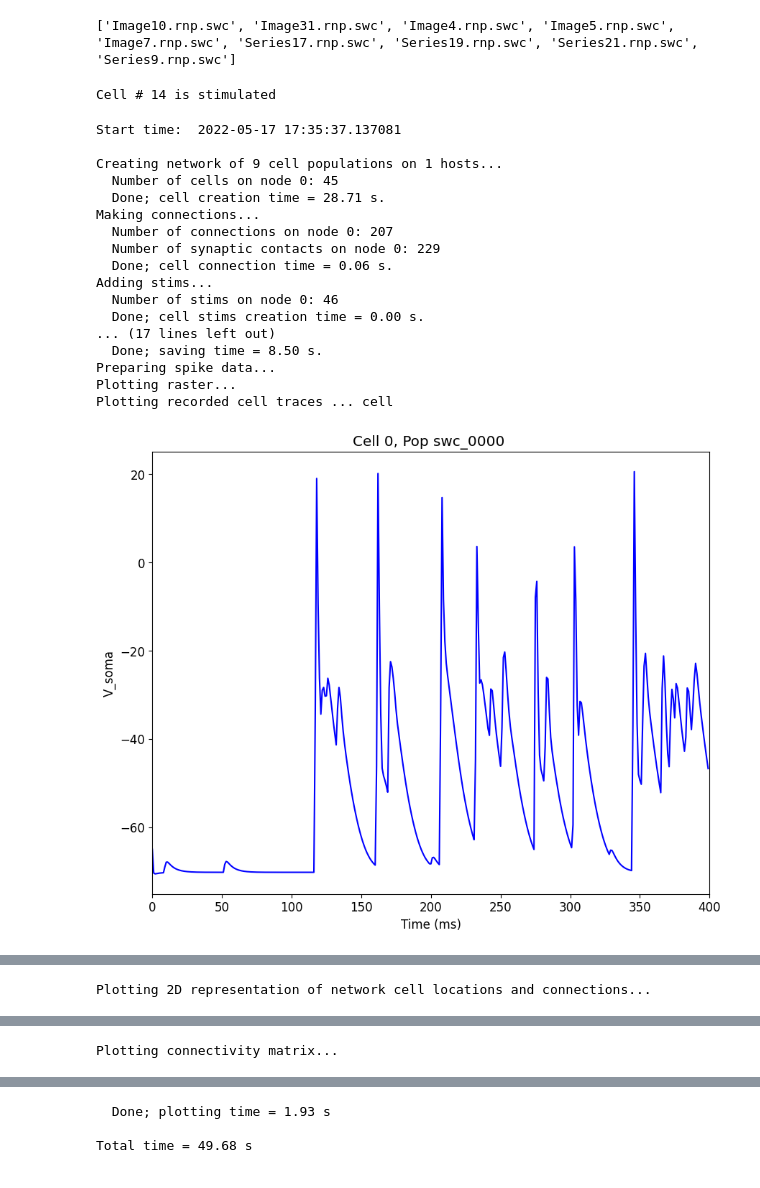
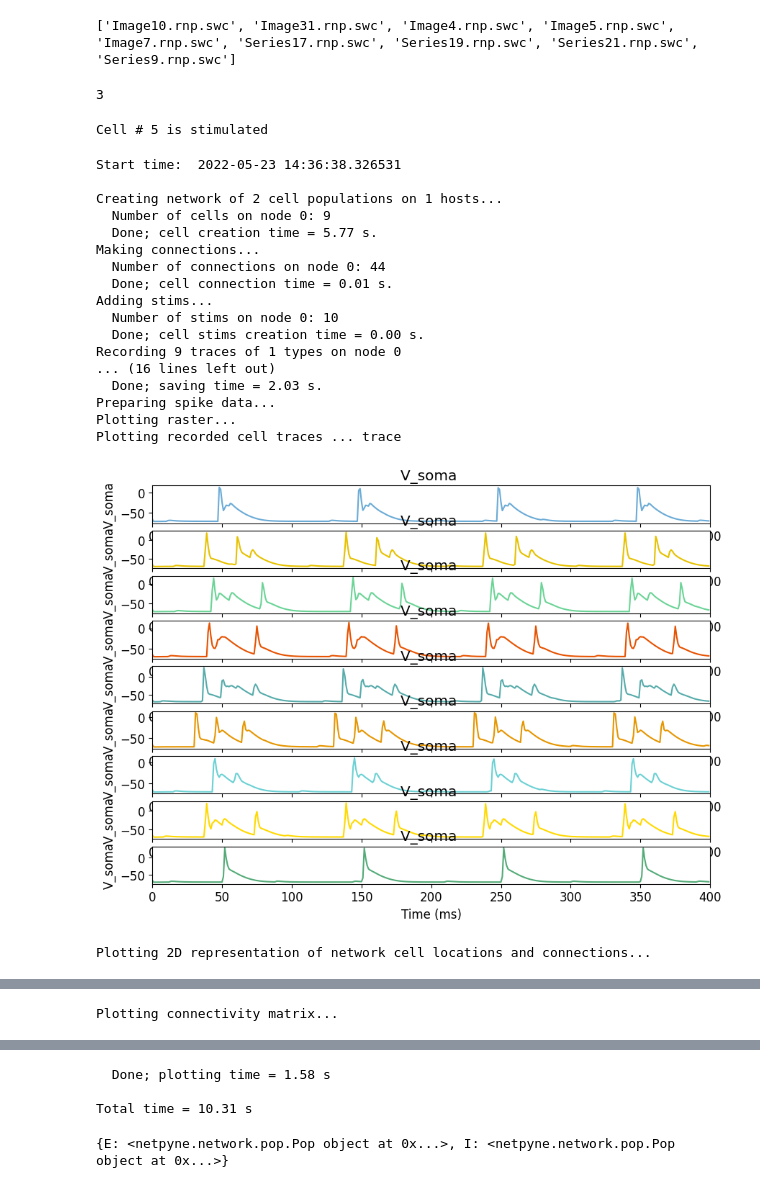
Before and after one commit to Brinkslab/Duet, a Jupyter notebook: Generating Synthetic Data.ipynb, the cells around one changed output, grey strips where cells are left out. Saved outputs shown, nothing was run; the diff lists cells and outputs as text; code cells hidden in the pictures.

```diff
--- a/Generating Synthetic Data.ipynb
+++ b/Generating Synthetic Data.ipynb
@@ -67,5 +92,9 @@ for ii, swc_fname in enumerate(swc_filenames):
 # %% [output]
 ['Image10.rnp.swc', 'Image31.rnp.swc', 'Image4.rnp.swc', 'Image5.rnp.swc', 'Image7.rnp.swc', 'Series17.rnp.swc', 'Series19.rnp.swc', 'Series21.rnp.swc', 'Series9.rnp.swc']
+# %%
+len(netParams.popParams['I'])
+# %% [output]
+3
 # %%
 ## Synaptic mechanism parameters
 netParams.synMechParams['exc'] = {'mod': 'Exp2Syn', 'tau1': 0.8, 'tau2': 5.3, 'e': 0}  # NMDA synaptic mechanism
@@ -73,7 +102,7 @@ netParams.synMechParams['inh'] = {'mod': 'Exp2Syn', 'tau1': 0.6, 'tau2': 8.5, 'e
 
 # Stimulation parameters
 netParams.stimSourceParams['bkg'] = {'type': 'NetStim', 'rate': 20, 'noise': 0.3}
-netParams.stimTargetParams['bkg->all'] = {'source': 'bkg', 'conds': {'cellType': 'PYR'}, 'weight': 0.01, 'delay': 'max(1, normal(5,2))', 'synMech': 'exc'}
+netParams.stimTargetParams['bkg->all'] = {'source': 'bkg', 'conds': {'cellType': 'Traced'}, 'weight': 0.01, 'delay': 'max(1, normal(5,2))', 'synMech': 'exc'}
 
 stim_ii = random.randint(0, cells-1)
 print(f'Cell # {stim_ii} is stimulated')
@@ -81,60 +110,77 @@ print(f'Cell # {stim_ii} is stimulated')
 netParams.stimSourceParams['Probe'] = {'type': 'NetStim', 'rate': 10}
 netParams.stimTargetParams['Probe->Cell'] = {'source': 'Probe', 'conds': {'cellList': [stim_ii]}, 'weight': 0.5, 'delay': '30', 'synMech': 'exc'}
 # %% [output]
-Cell # 14 is stimulated
+Cell # 5 is stimulated
 # %%
 # Distance-based connectivity
-netParams.connParams['all-E->all'] = {
-    'preConds': {'cellType': 'PYR'},
-    'postConds': {'cellType': 'PYR'},  #  E -> all (100-1000 um)
+netParams.connParams['E->E'] = {
+    'preConds': {'pop': 'E'},
+    'postConds': {'pop': 'E'},
     'probability': '1*exp(-dist_3D/probLengthConst)',                  # probability of connection
     'weight': '0.60',         # synaptic weight
     'delay': 'dist_3D/propVelocity',      # transmission delay (ms)
     'synMech': 'exc'}                     # synaptic mechanism
 
-netParams.connParams['all-I->all'] = {
-    'preConds': {'cellType': 'PYR'},
-    'postConds': {'cellType': 'PYR'},  #  E -> all (100-1000 um)
-    'probability': '0.1*exp(-dist_3D/probLengthConst)',                  # probability of connection
+netParams.connParams['E->I'] = {
+    'preConds': {'pop': 'E'},
+    'postConds': {'pop': 'I'},
+    'probability': '1*exp(-dist_3D/probLengthConst)',                  # probability of connection
+    'weight': '0.60',         # synaptic weight
+    'delay': 'dist_3D/propVelocity',      # transmission delay (ms)
+    'synMech': 'exc'}                     # synaptic mechanism
+
+netParams.connParams['I->E'] = {
+    'preConds': {'pop': 'I'},
+    'postConds': {'pop': 'E'},  #  E -> all (100-1000 um)
+    'probability': '0.6*exp(-dist_3D/probLengthConst)',                  # probability of connection
     'weight': '0.01',         # synaptic weight
     'delay': 'dist_3D/propVelocity',      # transmission delay (ms)
     'synMech': 'inh'}                     # synaptic mechanism
+
+netParams.connParams['I->I'] = {
+    'preConds': {'pop': 'I'},
+    'postConds':  {'pop': 'I'},  #  E -> all (100-1000 um)
+    'probability': '0.6*exp(-dist_3D/probLengthConst)',                  # probability of connection
+    'weight': '0.01',         # synaptic weight
+    'delay': 'dist_3D/propVelocity',      # transmission delay (ms)
+    'synMech': 'inh'}                     # synaptic mechanism
 # %%
 # Simulation options
 simConfig = specs.SimConfig()        # object of class SimConfig to store simulation configuration
 
 simConfig.duration = 0.4*1e3           # Duration of the simulation, in ms
 simConfig.dt = 0.05                  # Internal integration timestep to use
 simConfig.verbose = False            # Show detailed messages
 simConfig.recordTraces = {'V_soma':{'sec':'soma','loc':0.5,'var':'v'}}  # Dict with traces to record
 simConfig.recordCells = range(cells)
 simConfig.recordStep = 1             # Step size in ms to save data (e.g. V traces, LFP, etc)
 simConfig.filename = 'tut5'          # Set file output name
 simConfig.savePickle = True         # Save params, network and sim output to pickle file
 
 simConfig.analysis['plotRaster'] = {'orderBy': 'y', 'orderInverse': True, 'saveFig': True}         # Plot a raster
-simConfig.analysis['plotTraces'] = {'include': [cell_labels[0]], 'saveFig': True}  # Plot recorded traces for this list of cells
+simConfig.analysis['plotTraces'] = {'oneFigPer' : 'trace' ,'saveFig': True}  # Plot recorded traces for this list of cells
 simConfig.analysis['plot2Dnet'] = {'saveFig': True}                                                # plot 2D cell positions and connections
 simConfig.analysis['plotConn'] = {'saveFig': True}                                                 # plot connectivity matrix
 
 # Create network and run simulation
 sim.createSimulateAnalyze(netParams = netParams, simConfig = simConfig)
 # %% [output]
-Start time:  2022-05-17 17:35:37.137081
+Start time:  2022-05-23 14:36:38.326531
 
-Creating network of 9 cell populations on 1 hosts...
-  Number of cells on node 0: 45
-  Done; cell creation time = 28.71 s.
+Creating network of 2 cell populations on 1 hosts...
+  Number of cells on node 0: 9
+  Done; cell creation time = 5.77 s.
 Making connections...
-  Number of connections on node 0: 207
-  Number of synaptic contacts on node 0: 229
-  Done; cell connection time = 0.06 s.
+  Number of connections on node 0: 44
+  Done; cell connection time = 0.01 s.
 Adding stims...
-  Number of stims on node 0: 46
+  Number of stims on node 0: 10
   Done; cell stims creation time = 0.00 s.
-... (17 lines left out)
-  Done; saving time = 8.50 s.
+Recording 9 traces of 1 types on node 0
+... (16 lines left out)
+  Done; saving time = 2.03 s.
 Preparing spike data...
 Plotting raster...
-Plotting recorded cell traces ... cell
+Plotting recorded cell traces ... trace
-[figure, old version]
+[figure, new version]
+Plotting 2D representation of network cell locations and connections...
@@ -141,0 +188 @@ Plotting recorded cell traces ... cell
+Plotting connectivity matrix...
@@ -145 +189,0 @@ Plotting recorded cell traces ... cell
-Plotting 2D representation of network cell locations and connections...
@@ -147 +189,0 @@ Plotting 2D representation of network cell locations and connections...
-Plotting connectivity matrix...
@@ -149,3 +190,3 @@ Plotting connectivity matrix...
-  Done; plotting time = 1.93 s
+  Done; plotting time = 1.58 s
 
-Total time = 49.68 s
+Total time = 10.31 s
@@ -155,3 +193,7 @@ import numpy as np
+# %%
+sim.net.pops
+# %% [output]
+{E: <netpyne.network.pop.Pop object at 0x...>, I: <netpyne.network.pop.Pop object at 0x...>}
 # %%
 data = []
 for key, value in sim.simData['V_soma'].items():
```
Also changed, not shown: parts of 4 cells of this notebook, 10 other files.
